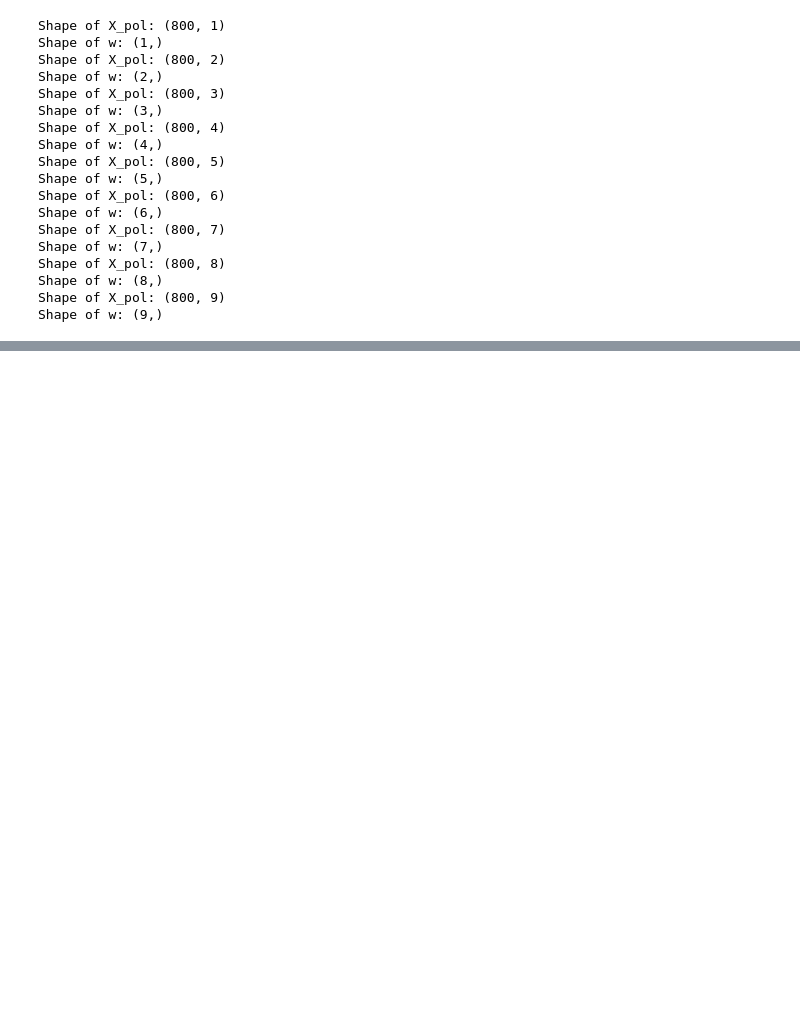
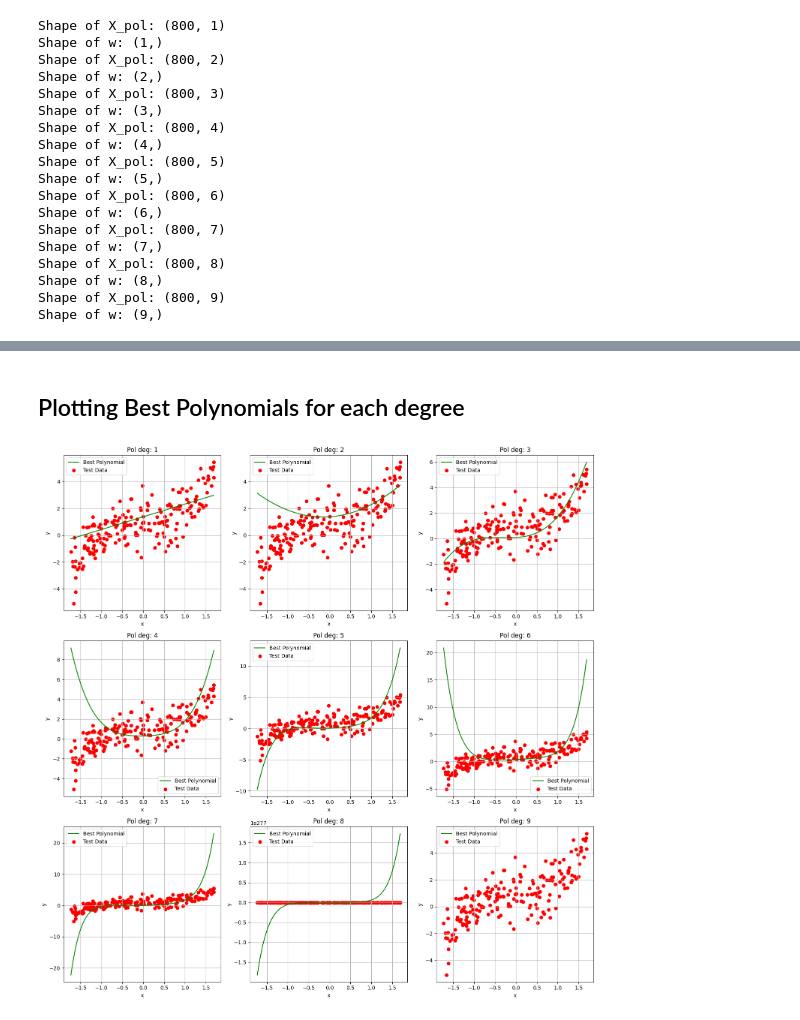
Before and after one commit to avadoe/FoDS-Assignment-1, a Jupyter notebook: 1_a.ipynb, the cells around one changed output, grey strips where cells are left out. Saved outputs shown, nothing was run; the diff lists cells and outputs as text; code cells hidden in the pictures; blank space fills up the shorter version.

```diff
--- a/1_a.ipynb
+++ b/1_a.ipynb
@@ -296,3 +168,0 @@ X_vals.shape, y_vals.shape, X_vals[:10], y_vals[:10], min(X_vals), max(X_vals)
-# %%
-X_vals = np.linspace(-1, 1, 100)
-y_vals = b_best + np.polyval(coefficients, X_vals)
@@ -298,0 +199,26 @@ y_vals = b_best + np.polyval(coefficients, X_vals)
+# %% [markdown]
+## Plotting Best Polynomials for each degree
+# %%
+import numpy as np
+import matplotlib.pyplot as plt
+
+fig, axes = plt.subplots(3, 3, figsize=(15, 15))
+X_vals = np.linspace(min(X_test), max(X_test), 100)
+for t, ax in zip(range(9), axes.flatten()):
+    weights = ws[t]
+    weights = np.append(weights, bs[t])
+    weights = weights[::-1]
+    y_vals = np.polyval(weights, X_vals)
+
+    ax.plot(X_vals, y_vals, label='Best Polynomial', color='g')
+    ax.scatter(X_test, y_test, label='Test Data', color='r')
+    ax.set_xlabel('x')
+    ax.set_ylabel('y')
+    ax.set_title(f'Pol deg: {t+1}')
+    ax.legend()
+    ax.grid(True)
+
+plt.tight_layout()
+plt.show()
+# %% [output]
+[figure, added]
```
Also changed, not shown: parts of 32 cells of this notebook, 1 other file.
